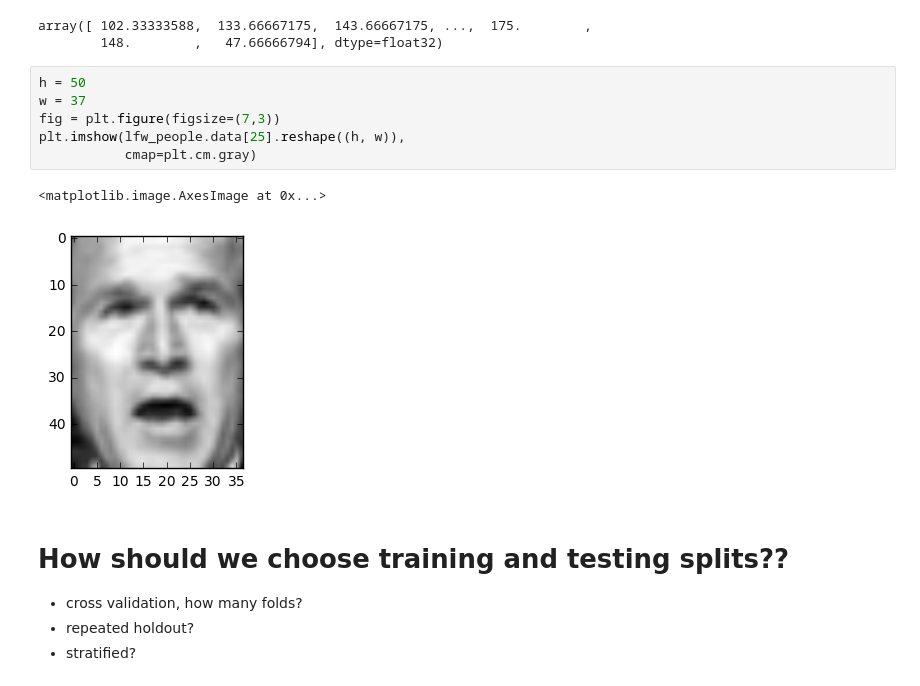
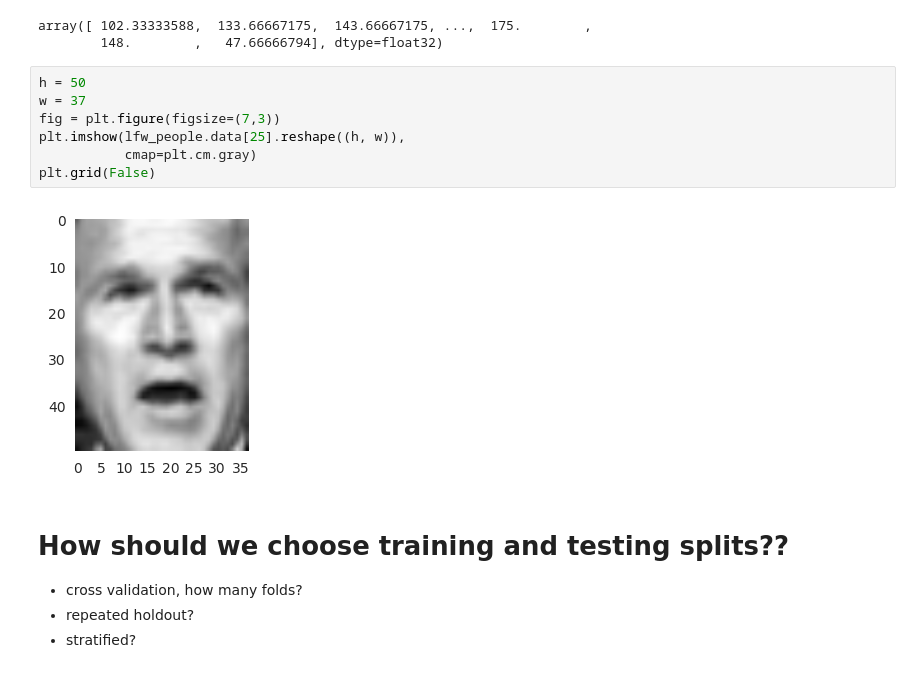
Before and after one commit to eclarson/DataMiningNotebooks, a Jupyter notebook: 06. Classification.ipynb, the cells around one changed output. Cells and saved outputs as stored; diff of their text form.

```diff
--- a/06. Classification.ipynb
+++ b/06. Classification.ipynb
@@ -53,12 +56,12 @@ array([ 102.33333588,  133.66667175,  143.66667175, ...,  175.        ,
 # %%
 h = 50
 w = 37
 fig = plt.figure(figsize=(7,3))
 plt.imshow(lfw_people.data[25].reshape((h, w)),
            cmap=plt.cm.gray)
+plt.grid(False)
 # %% [output]
-<matplotlib.image.AxesImage at 0x...>
-[figure, old version]
+[figure, new version]
 # %% [markdown]
 # How should we choose training and testing splits??
 - cross validation, how many folds?
```
Also changed, not shown: parts of 22 cells of this notebook, 4 other files.
